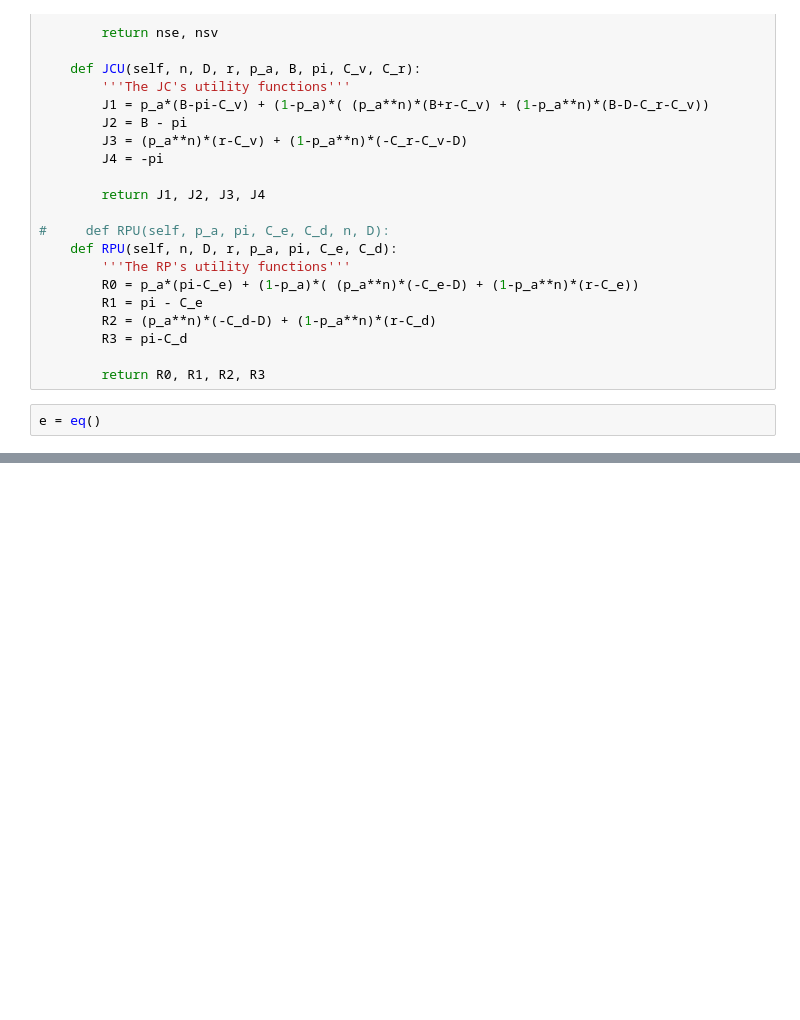
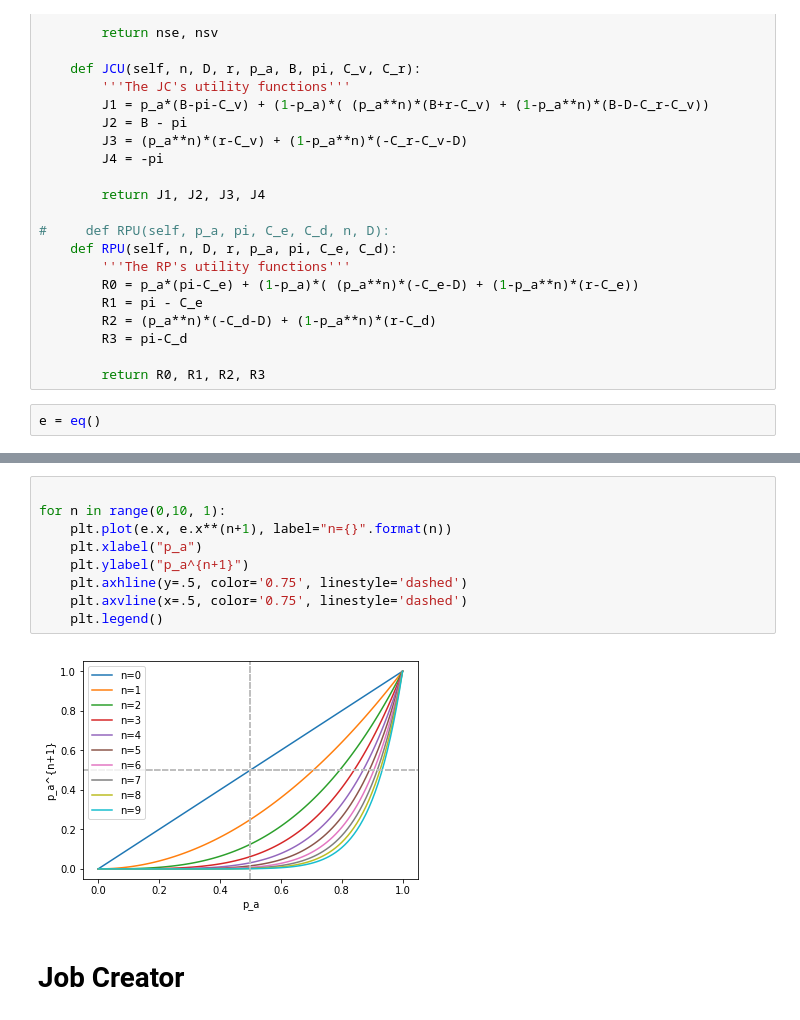
Before and after one commit to eiselesr/MODiCuM, a Jupyter notebook: economics/nashClass.ipynb, the cells around one changed output, grey strips where cells are left out. Saved outputs shown, nothing was run; the diff lists cells and outputs as text; blank space fills up the shorter version.

```diff
--- a/economics/nashClass.ipynb
+++ b/economics/nashClass.ipynb
@@ -139,0 +188,13 @@ $\displaystyle - \pi$
+# %%
+
+for n in range(0,10, 1):
+    plt.plot(e.x, e.x**(n+1), label="n={}".format(n))
+    plt.xlabel("p_a")
+    plt.ylabel("p_a^{n+1}")
+    plt.axhline(y=.5, color='0.75', linestyle='dashed')
+    plt.axvline(x=.5, color='0.75', linestyle='dashed')
+    plt.legend()
+# %% [output]
+[figure, added]
+# %% [markdown]
+# Job Creator
```
Also changed, not shown: parts of 47 cells of this notebook.
